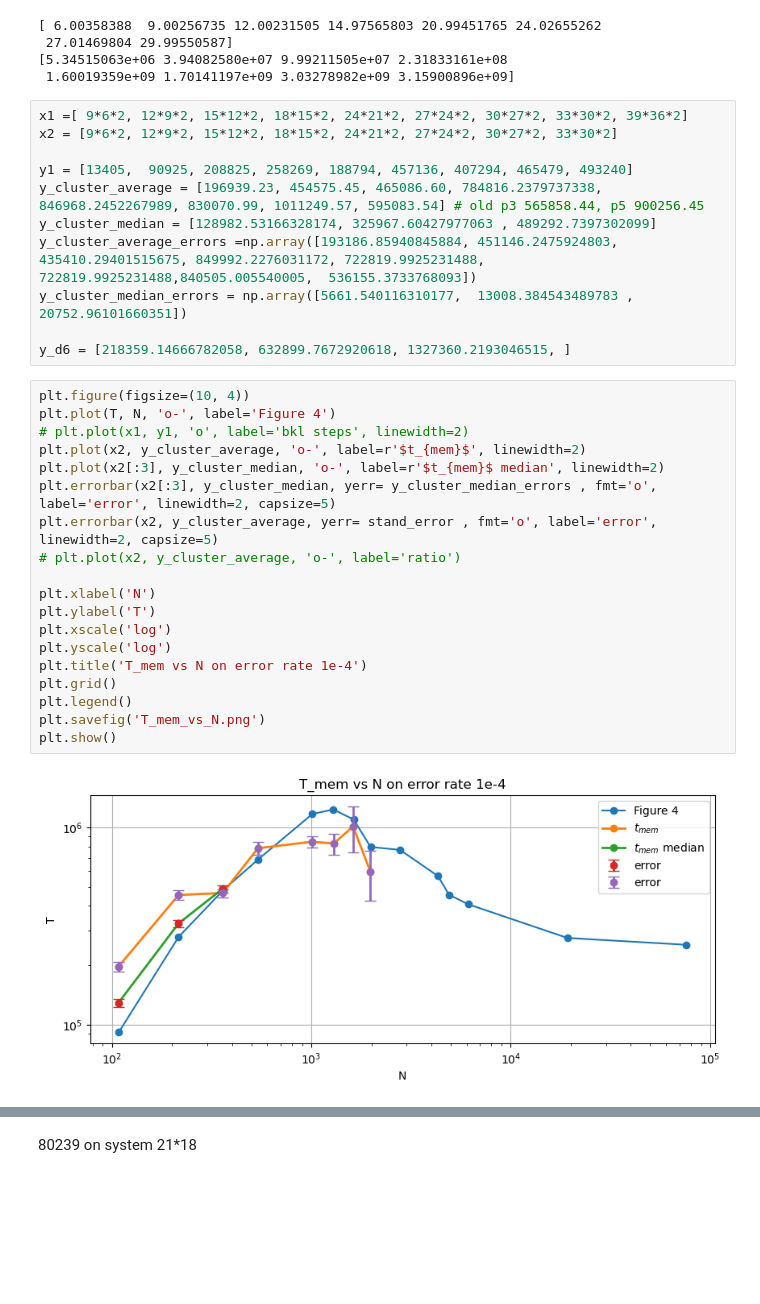
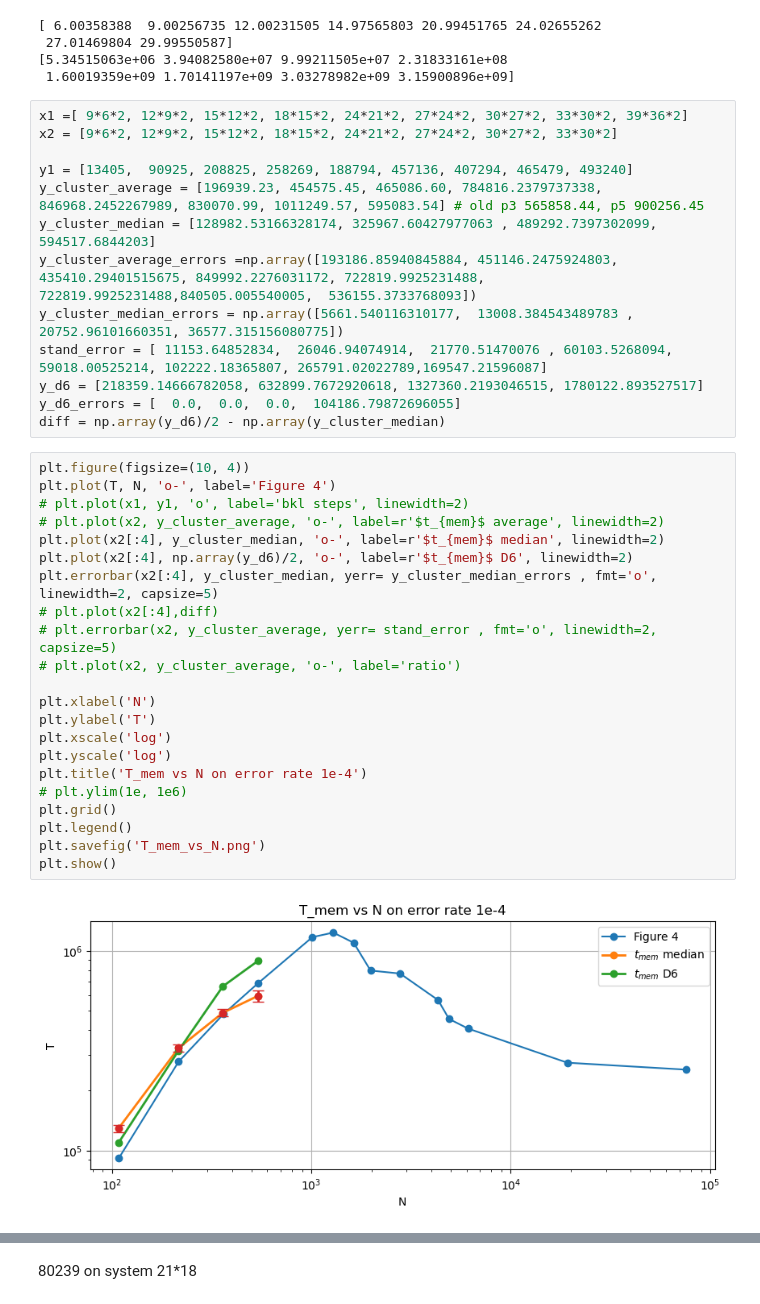
Before and after one commit to toM0dots/XYZ-color-code, a Jupyter notebook: XYZ_color_code/plots.ipynb, the cells around one changed output, grey strips where cells are left out. Cells and saved outputs as stored; diff of their text form; blank space fills up the shorter version.

```diff
--- a/XYZ_color_code/plots.ipynb
+++ b/XYZ_color_code/plots.ipynb
@@ -45,29 +45,34 @@ x2 = [9*6*2, 12*9*2, 15*12*2, 18*15*2, 24*21*2, 27*24*2, 30*27*2, 33*30*2]
 
 y1 = [13405,  90925, 208825, 258269, 188794, 457136, 407294, 465479, 493240]
 y_cluster_average = [196939.23, 454575.45, 465086.60, 784816.2379737338, 846968.2452267989, 830070.99, 1011249.57, 595083.54] # old p3 565858.44, p5 900256.45
-y_cluster_median = [128982.53166328174, 325967.60427977063 , 489292.7397302099]
+y_cluster_median = [128982.53166328174, 325967.60427977063 , 489292.7397302099, 594517.6844203]
 y_cluster_average_errors =np.array([193186.85940845884, 451146.2475924803, 435410.29401515675, 849992.2276031172, 722819.9925231488, 722819.9925231488,840505.005540005,  536155.3733768093])
-y_cluster_median_errors = np.array([5661.540116310177,  13008.384543489783 , 20752.96101660351])
-
-y_d6 = [218359.14666782058, 632899.7672920618, 1327360.2193046515, ]
+y_cluster_median_errors = np.array([5661.540116310177,  13008.384543489783 , 20752.96101660351, 36577.315156080775])
+stand_error = [ 11153.64852834,  26046.94074914,  21770.51470076 , 60103.5268094, 59018.00525214, 102222.18365807, 265791.02022789,169547.21596087]
+y_d6 = [218359.14666782058, 632899.7672920618, 1327360.2193046515, 1780122.893527517]
+y_d6_errors = [  0.0,  0.0,  0.0,  104186.79872696055]
+diff = np.array(y_d6)/2 - np.array(y_cluster_median)
 # %%
 plt.figure(figsize=(10, 4))
 plt.plot(T, N, 'o-', label='Figure 4')
 # plt.plot(x1, y1, 'o', label='bkl steps', linewidth=2)
-plt.plot(x2, y_cluster_average, 'o-', label=r'$t_{mem}$', linewidth=2)
-plt.plot(x2[:3], y_cluster_median, 'o-', label=r'$t_{mem}$ median', linewidth=2)
-plt.errorbar(x2[:3], y_cluster_median, yerr= y_cluster_median_errors , fmt='o', label='error', linewidth=2, capsize=5)
-plt.errorbar(x2, y_cluster_average, yerr= stand_error , fmt='o', label='error', linewidth=2, capsize=5)
+# plt.plot(x2, y_cluster_average, 'o-', label=r'$t_{mem}$ average', linewidth=2)
+plt.plot(x2[:4], y_cluster_median, 'o-', label=r'$t_{mem}$ median', linewidth=2)
+plt.plot(x2[:4], np.array(y_d6)/2, 'o-', label=r'$t_{mem}$ D6', linewidth=2)
+plt.errorbar(x2[:4], y_cluster_median, yerr= y_cluster_median_errors , fmt='o', linewidth=2, capsize=5)
+# plt.plot(x2[:4],diff)
+# plt.errorbar(x2, y_cluster_average, yerr= stand_error , fmt='o', linewidth=2, capsize=5)
 # plt.plot(x2, y_cluster_average, 'o-', label='ratio')
 
 plt.xlabel('N')
 plt.ylabel('T')
 plt.xscale('log')
 plt.yscale('log')
 plt.title('T_mem vs N on error rate 1e-4')
+# plt.ylim(1e, 1e6)
 plt.grid()
 plt.legend()
 plt.savefig('T_mem_vs_N.png')
 plt.show()
 # %% [output]
-[figure, old version]
+[figure, new version]
```
Also changed, not shown: parts of 2 cells of this notebook, 2 other files.
